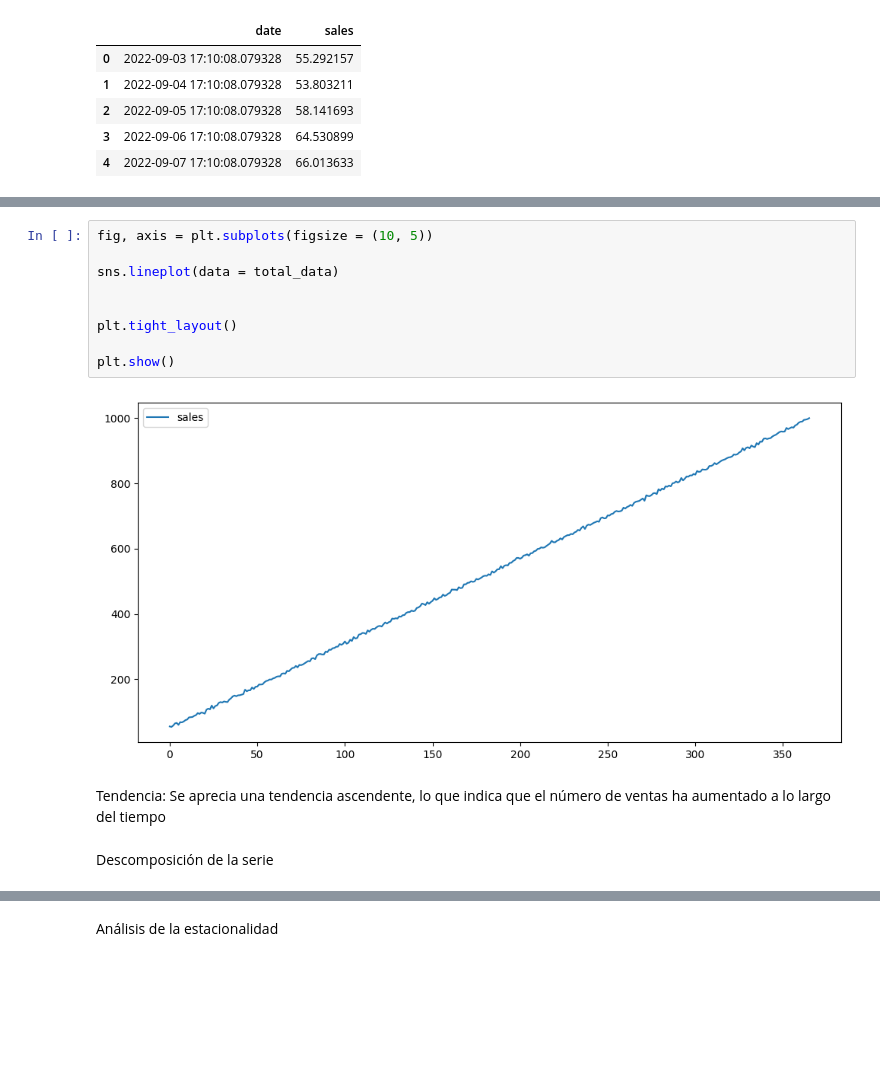
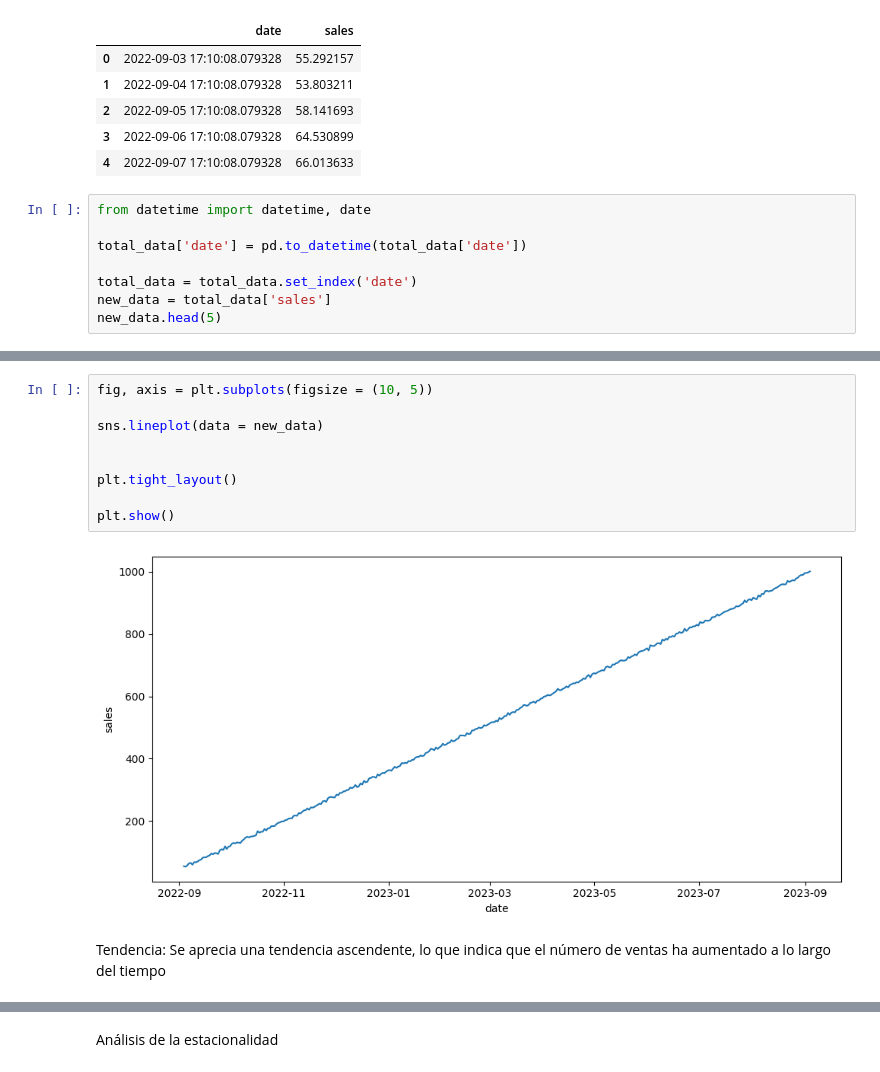
Before and after one commit to 4GeeksAcademy/Serie_Temporal_Alternativa_PuraCampos, a Jupyter notebook: src/explore.ipynb, the cells around one changed output, grey strips where cells are left out. Saved outputs shown, nothing was run; the diff lists cells and outputs as text; blank space fills up the shorter version.

```diff
--- a/src/explore.ipynb
+++ b/src/explore.ipynb
@@ -19,3 +19,11 @@ total_data.head()
 | 2 | 2022-09-05 17:10:08.079328 | 58.141693 |
 | 3 | 2022-09-06 17:10:08.079328 | 64.530899 |
 | 4 | 2022-09-07 17:10:08.079328 | 66.013633 |
+# %%
+from datetime import datetime, date
+
+total_data['date'] = pd.to_datetime(total_data['date'])
+
+total_data = total_data.set_index('date')
+new_data = total_data['sales']
+new_data.head(5)
@@ -22,15 +38,13 @@ total_data.head()
 # %%
 fig, axis = plt.subplots(figsize = (10, 5))
 
-sns.lineplot(data = total_data)
+sns.lineplot(data = new_data)
 
 
 plt.tight_layout()
 
 plt.show()
 # %% [output]
-[figure, old version]
+[figure, new version]
 # %% [markdown]
 Tendencia: Se aprecia una tendencia ascendente, lo que indica que el número de ventas ha aumentado a lo largo del tiempo
-# %% [markdown]
-Descomposición de la serie
```
Also changed, not shown: parts of 7 cells of this notebook.
